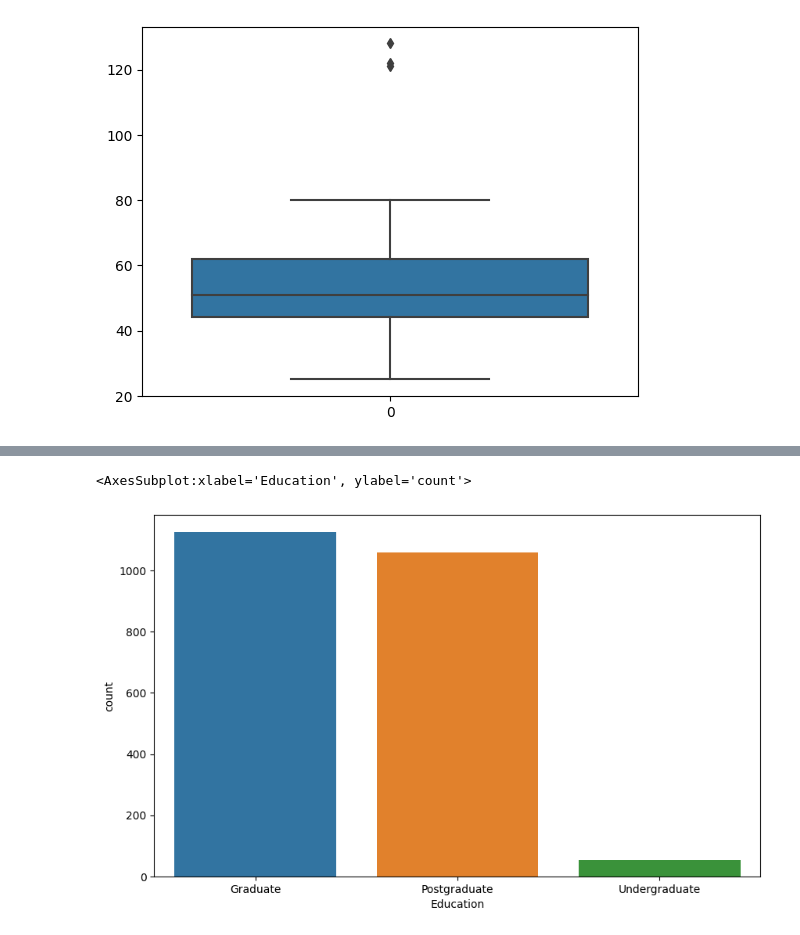
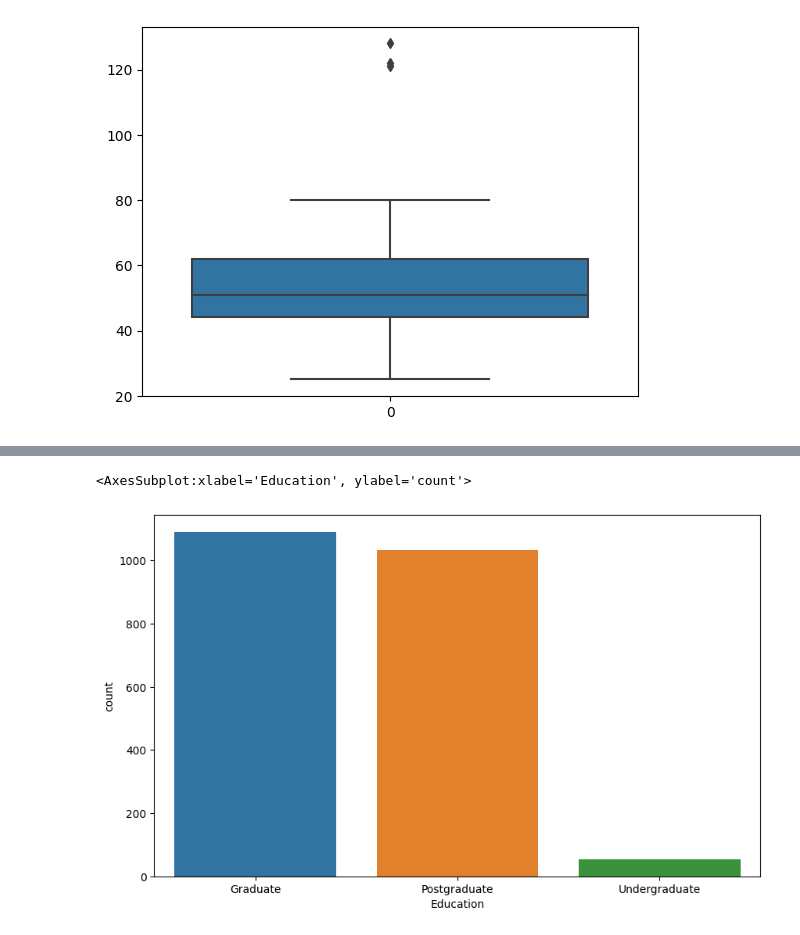
Before and after one commit to yeremiapane/Project-Capstone, a Jupyter notebook: projectCapstone.ipynb, the cells around one changed output, grey strips where cells are left out. Saved outputs shown, nothing was run; the diff lists cells and outputs as text; code cells hidden in the pictures.

Commit message:
Update DataCleaning

```diff
--- a/projectCapstone.ipynb
+++ b/projectCapstone.ipynb
@@ -103,8 +103,6 @@ df.describe().transpose()
 # %%
 df.drop(['AcceptedCmp1','AcceptedCmp2','AcceptedCmp3','AcceptedCmp4','AcceptedCmp5','Response','Z_CostContact','Z_Revenue'],axis=1,inplace=True)
 df.dropna(axis=0,inplace=True)
-# %%
-df['Dt_Customer'] = pd.to_datetime(df['Dt_Customer'])
 # %%
 df['Marital_Status'].value_counts()
 # %% [output]
@@ -185,0 +181,3 @@ AttributeError: 'Series' object has no attribute 'age'
+# %%
+upper_limit = df['age'].mean() + 3*df['age'].std()
+lower_limit = df['age'].mean() - 3*df['age'].std()
@@ -185,0 +192,3 @@ AttributeError: 'Series' object has no attribute 'age'
+# %%
+# Handling Outliers
+new_df = df.loc[(df['age'] < upper_limit) & (df['age'] > lower_limit)]
@@ -197,6 +211,6 @@ ValueError: Could not interpret input 'Kidhome'
 # %%
 plt.figure(figsize=(10,6))
-sns.countplot(x="Education", data=df)
+sns.countplot(x="Education", data=new_df)
 # %% [output]
 <AxesSubplot:xlabel='Education', ylabel='count'>
-[figure, old version]
+[figure, new version]
```
Also changed, not shown: parts of 6 cells of this notebook.
